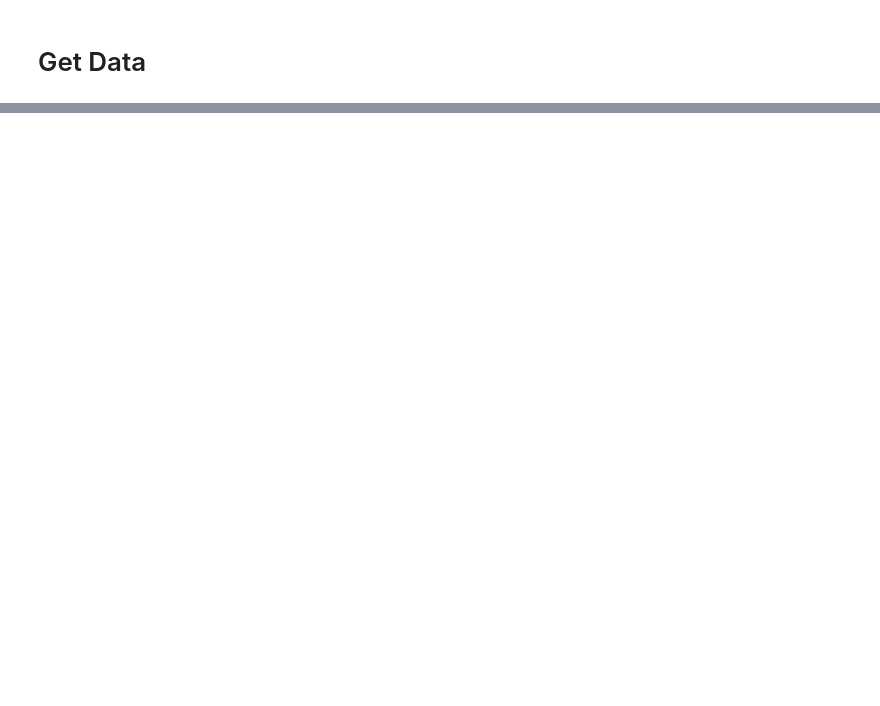
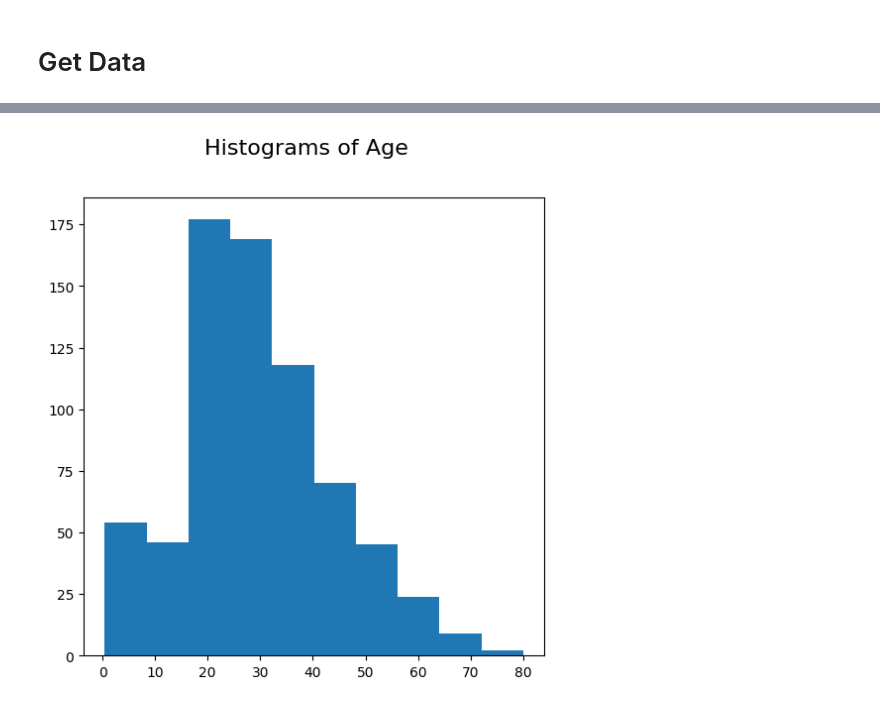
Before and after one commit to mmccoy3197/ML_Assignment_2, a Jupyter notebook: assignment2.ipynb, the cells around one changed output, grey strips where cells are left out. Drawn from its saved outputs; the diff is of its cells as text; code cells hidden in the pictures; blank space fills up the shorter version.

```diff
--- a/assignment2.ipynb
+++ b/assignment2.ipynb
@@ -22,0 +78,10 @@ train.head()
+# %%
+train['Age'].hist(bins=10, figsize=(6,6), grid=False)
+
+# Add a title to the plot
+plt.suptitle('Histograms of Age', fontsize=16)
+
+# Show the plot
+plt.show()
+# %% [output]
+[figure, added]
```
Also changed, not shown: parts of 18 cells of this notebook.
